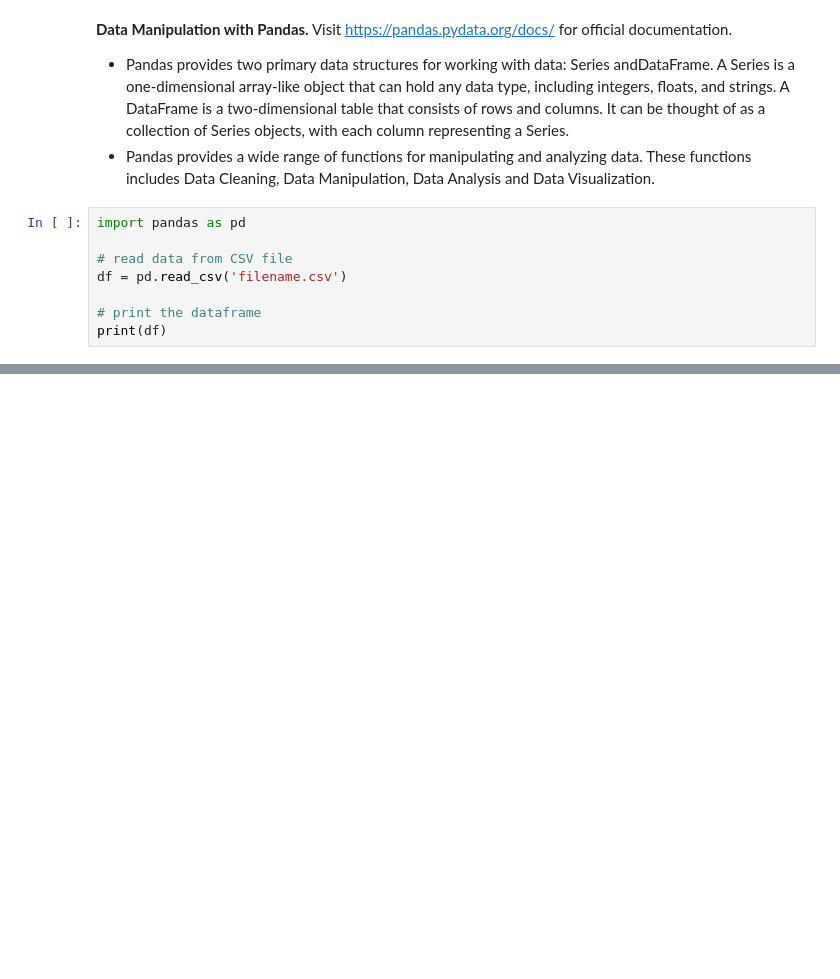
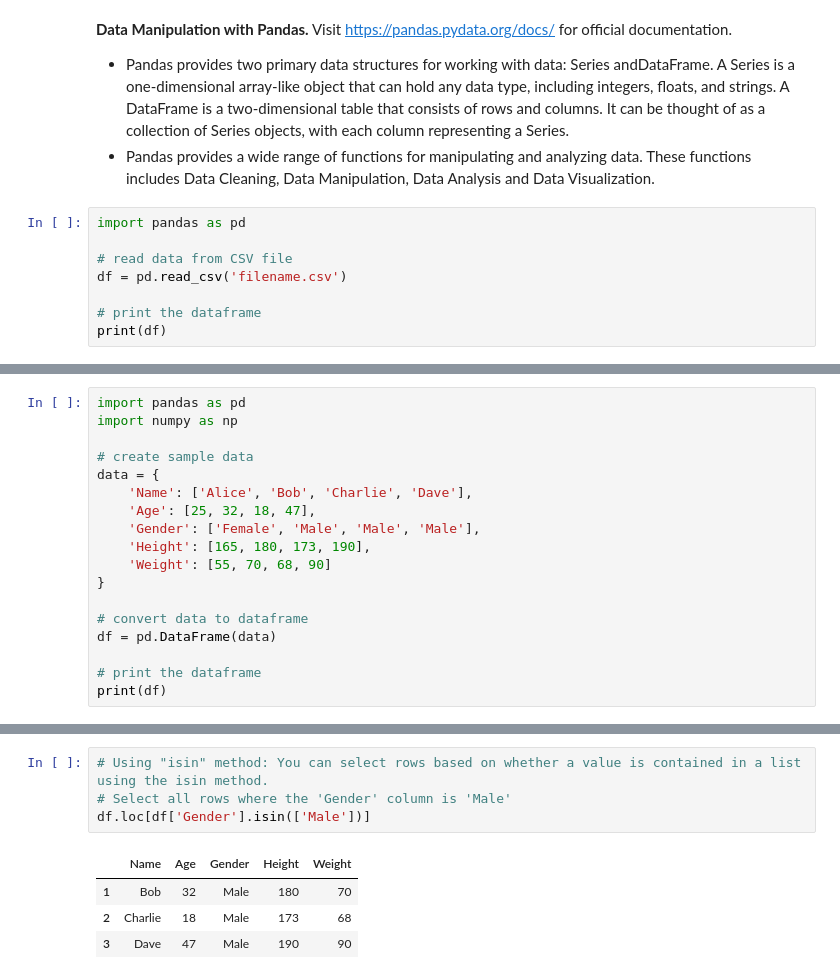
Before and after one commit to Prashantkr57/Python-for-Data-Analyst, a Jupyter notebook: Python_for_Data_Analyst.ipynb, the cells around one changed output, grey strips where cells are left out. Drawn from its saved outputs; the diff is of its cells as text; blank space fills up the shorter version.

```diff
--- a/Python_for_Data_Analyst.ipynb
+++ b/Python_for_Data_Analyst.ipynb
@@ -177,0 +207,18 @@ print(df)
+# %%
+import pandas as pd
+import numpy as np
+
+# create sample data
+data = {
+    'Name': ['Alice', 'Bob', 'Charlie', 'Dave'],
+    'Age': [25, 32, 18, 47],
+    'Gender': ['Female', 'Male', 'Male', 'Male'],
+    'Height': [165, 180, 173, 190],
+    'Weight': [55, 70, 68, 90]
+}
+
+# convert data to dataframe
+df = pd.DataFrame(data)
+
+# print the dataframe
+print(df)
@@ -177,0 +266,9 @@ print(df)
+# %%
+# Using "isin" method: You can select rows based on whether a value is contained in a list using the isin method.
+# Select all rows where the 'Gender' column is 'Male'
+df.loc[df['Gender'].isin(['Male'])]
+# %% [output]
+|  | Name | Age | Gender | Height | Weight |
+| 1 | Bob | 32 | Male | 180 | 70 |
+| 2 | Charlie | 18 | Male | 173 | 68 |
+| 3 | Dave | 47 | Male | 190 | 90 |
```
Also changed, not shown: parts of 24 cells of this notebook.
